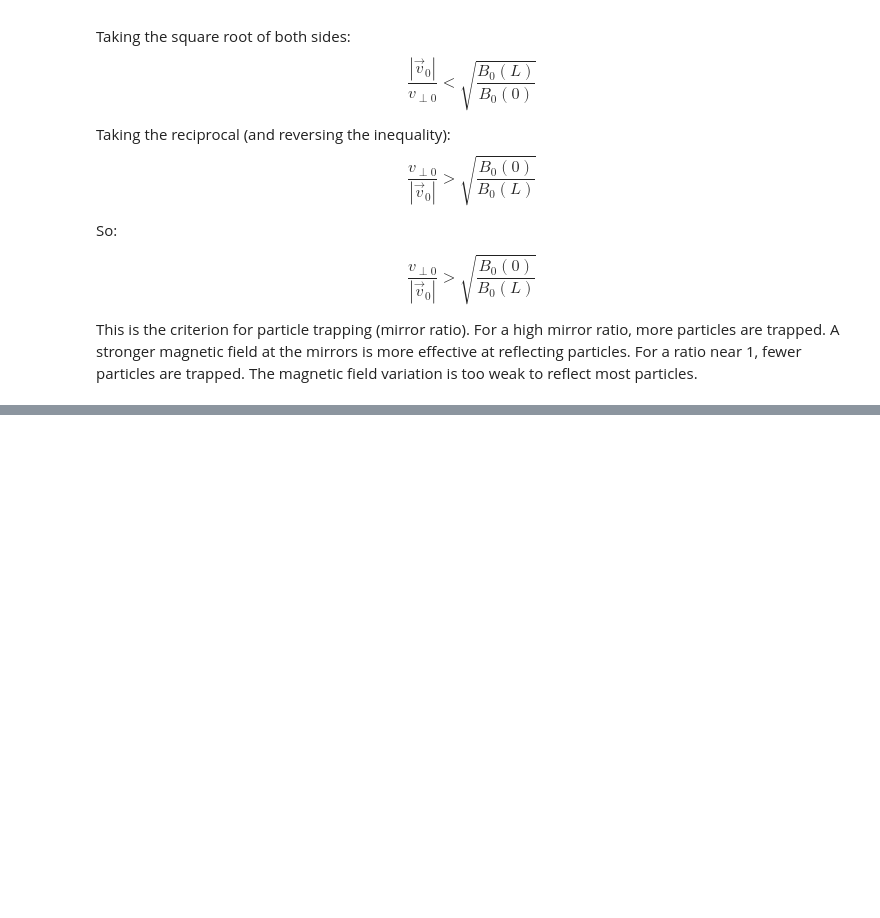
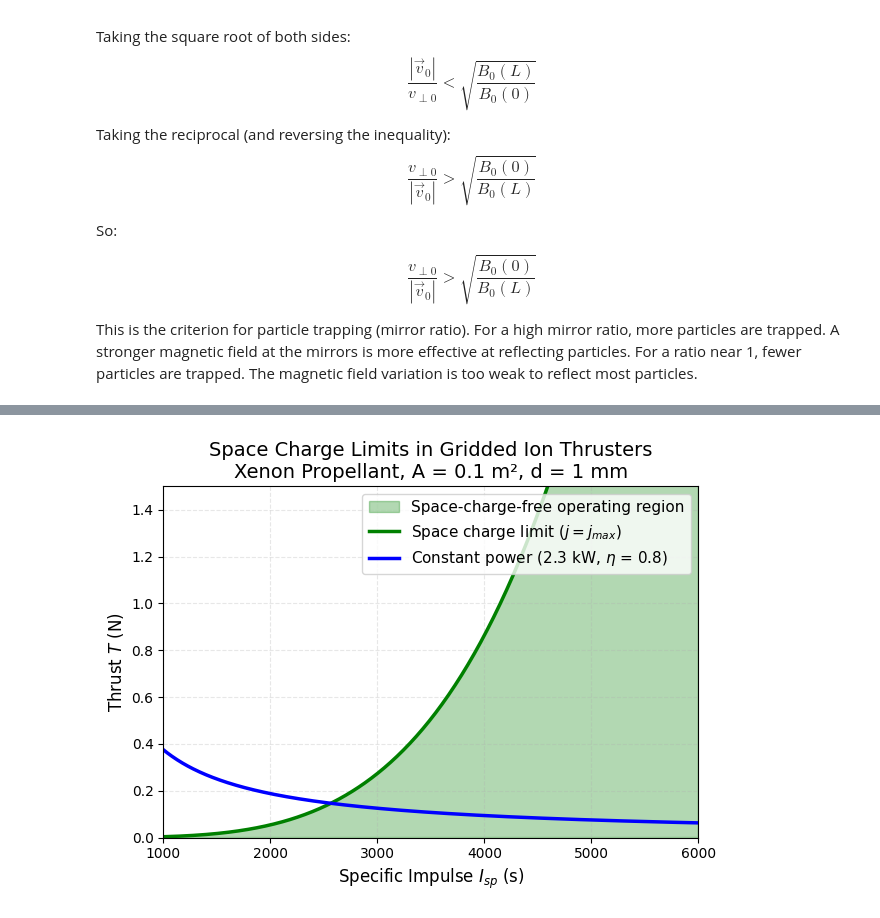
Before and after one commit to JayChen35/sugs, a Jupyter notebook: 536_electric_prop/hw_4.ipynb, the cells around one changed output, grey strips where cells are left out. Cells and saved outputs as stored; diff of their text form; code cells hidden in the pictures; blank space fills up the shorter version.

```diff
--- a/536_electric_prop/hw_4.ipynb
+++ b/536_electric_prop/hw_4.ipynb
@@ -372,0 +477,27 @@ This is the criterion for particle trapping (mirror ratio). For a high mirror ra
+# %%
+def calc_T_constant_power(I_sp, P, eta):
+    return (2 * eta * P) / (I_sp * g)
+
+T_constant_power = calc_T_constant_power(I_sp_range, P_input, eta)
+
+plt.figure()
+plt.fill_between(I_sp_range, 0, T_max_Xe,
+                 alpha=0.3, color='green',
+                 label='Space-charge-free operating region')
+plt.plot(I_sp_range, T_max_Xe, 'g-', linewidth=2.5,
+         label='Space charge limit ($j = j_{max}$)')
+plt.plot(I_sp_range, T_constant_power, 'b-', linewidth=2.5,
+         label=f'Constant power ({P_input/1000:.1f} kW, $\\eta$ = {eta})')
+
+plt.xlabel('Specific Impulse $I_{sp}$ (s)', fontsize=12)
+plt.ylabel('Thrust $T$ (N)', fontsize=12)
+plt.title('Space Charge Limits in Gridded Ion Thrusters\n' +
+          'Xenon Propellant, A = 0.1 m², d = 1 mm', fontsize=14)
+plt.xlim(1000, 6000)
+plt.ylim(0, 1.5)
+plt.grid(True, alpha=0.3, linestyle='--')
+plt.legend(fontsize=11, loc='upper right')
+plt.tight_layout()
+plt.show()
+# %% [output]
+[figure, added]
```
Also changed, not shown: parts of 11 cells of this notebook, 1 other file.
